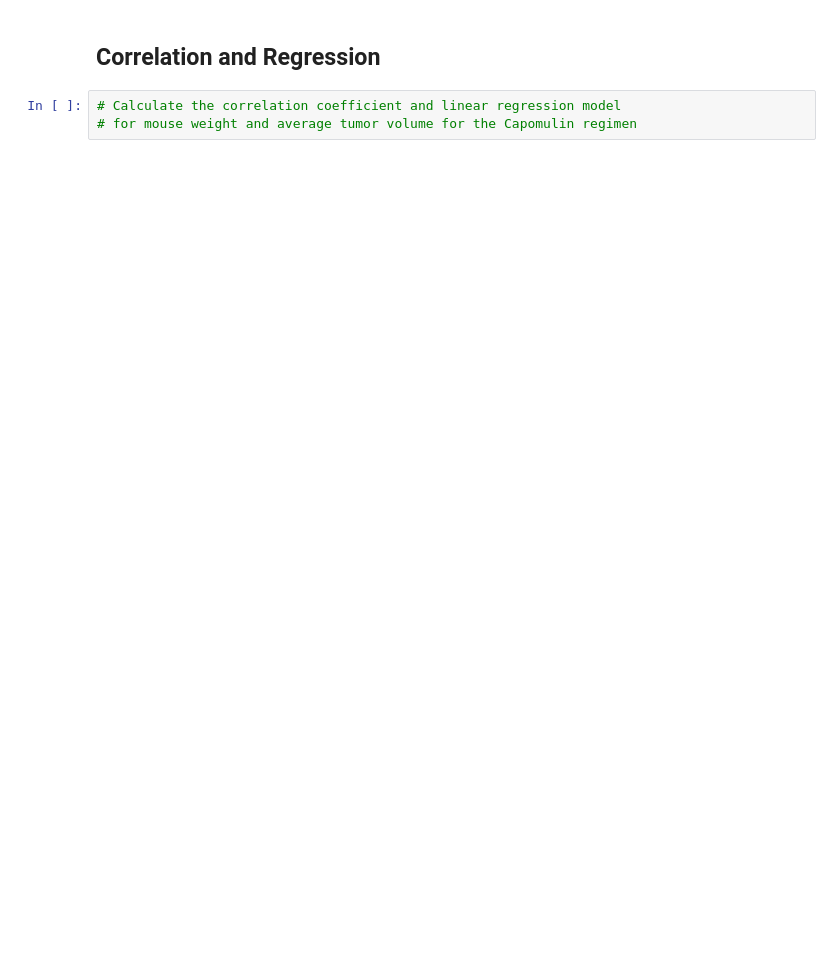
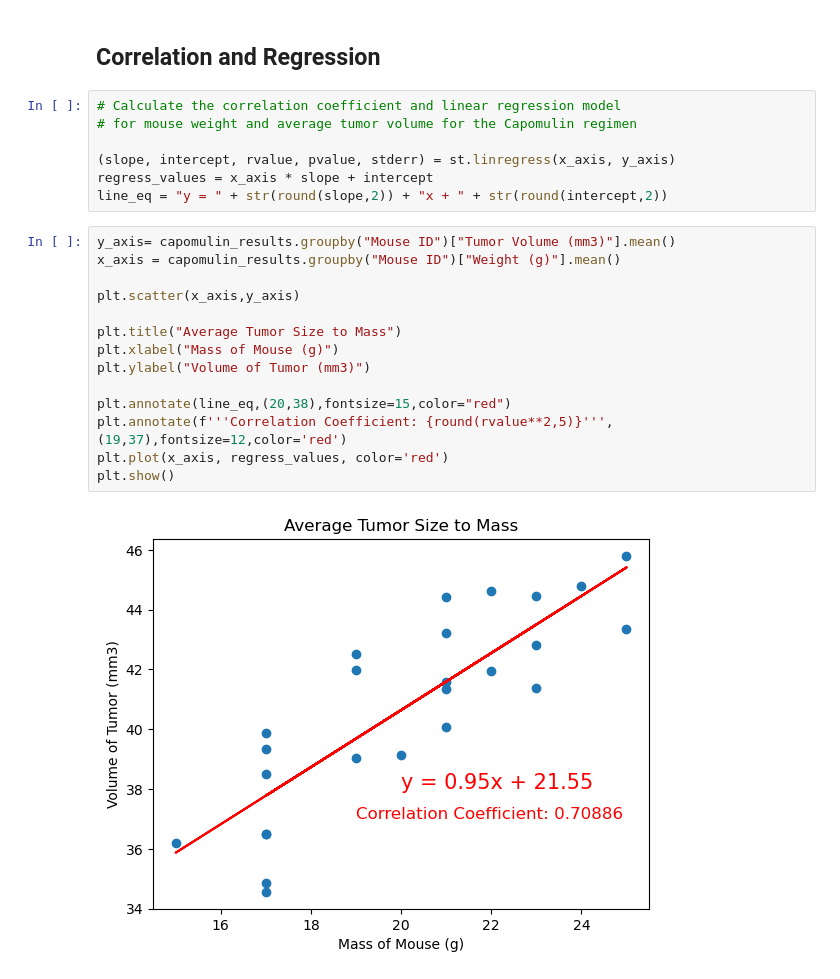
Before and after one commit to ShoaibFarooqui/pandas-and-matplotlib, a Jupyter notebook: module_5_starter_code/Pymaceuticals/pymaceuticals_starter.ipynb, the cells around one changed output. Drawn from its saved outputs; the diff is of its cells as text; blank space fills up the shorter version.

Commit message:
Correlation and Regression

```diff
--- a/module_5_starter_code/Pymaceuticals/pymaceuticals_starter.ipynb
+++ b/module_5_starter_code/Pymaceuticals/pymaceuticals_starter.ipynb
@@ -289,3 +306,23 @@ Text(0.5, 1.0, 'Final Tumor Volume Measurement in Drug Cohorts')
 # %%
 # Calculate the correlation coefficient and linear regression model
 # for mouse weight and average tumor volume for the Capomulin regimen
+
+(slope, intercept, rvalue, pvalue, stderr) = st.linregress(x_axis, y_axis)
+regress_values = x_axis * slope + intercept
+line_eq = "y = " + str(round(slope,2)) + "x + " + str(round(intercept,2))
+# %%
+y_axis= capomulin_results.groupby("Mouse ID")["Tumor Volume (mm3)"].mean()
+x_axis = capomulin_results.groupby("Mouse ID")["Weight (g)"].mean()
+
+plt.scatter(x_axis,y_axis)
+
+plt.title("Average Tumor Size to Mass")
+plt.xlabel("Mass of Mouse (g)")
+plt.ylabel("Volume of Tumor (mm3)")
+
+plt.annotate(line_eq,(20,38),fontsize=15,color="red")
+plt.annotate(f'''Correlation Coefficient: {round(rvalue**2,5)}''',(19,37),fontsize=12,color='red')
+plt.plot(x_axis, regress_values, color='red')
+plt.show()
+# %% [output]
+[figure, added]
```
Also changed, not shown: parts of 4 cells of this notebook.
